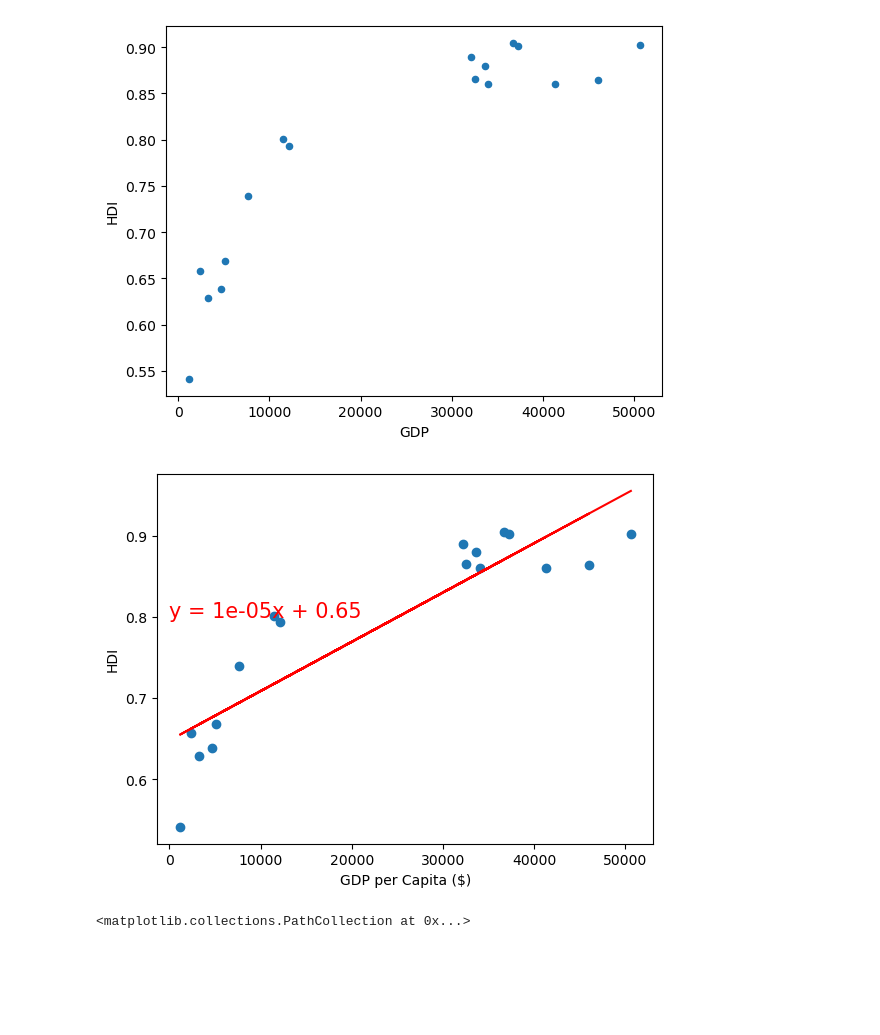
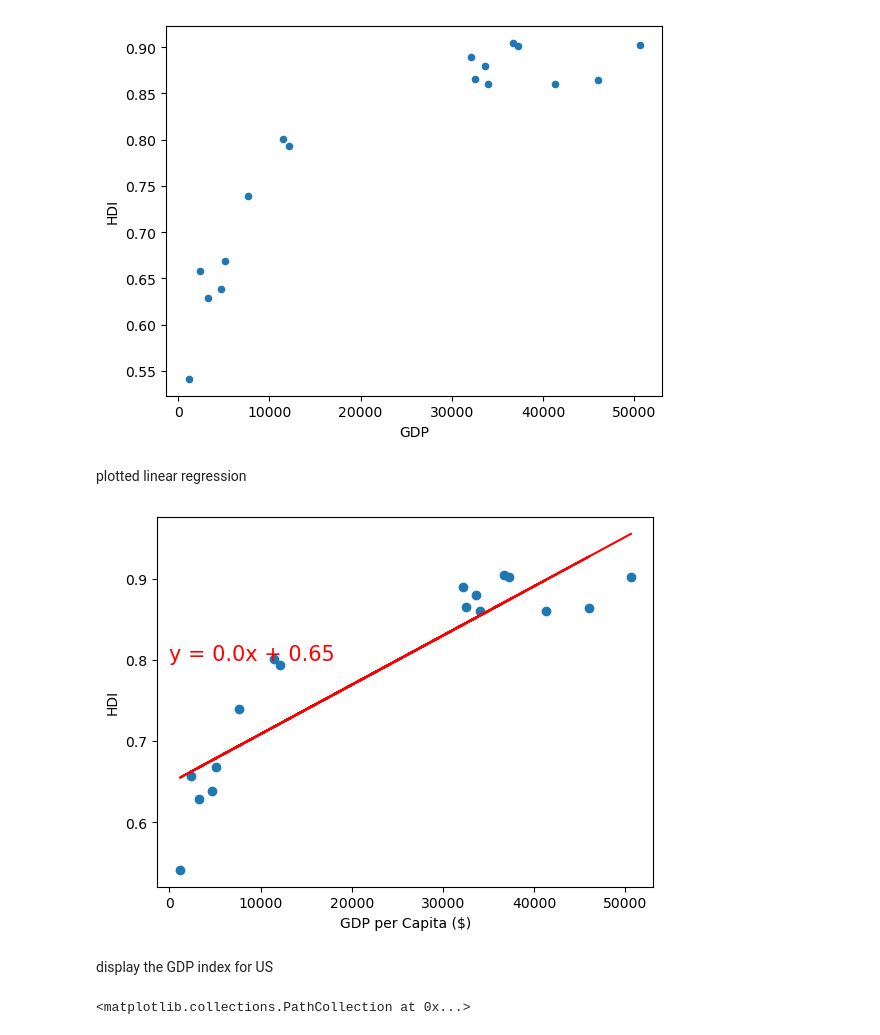
Before and after one commit to mcalabrese98/bootcamp-project1, a Jupyter notebook: stefan.h/project.ipynb, the cells around one changed output. Drawn from its saved outputs; the diff is of its cells as text; code cells hidden in the pictures; blank space fills up the shorter version.

```diff
--- a/stefan.h/project.ipynb
+++ b/stefan.h/project.ipynb
@@ -8,7 +8,8 @@ ImportError: cannot import name 'zscore' from 'scipy' (/opt/anaconda3/envs/py310
 # %%
-hdi_df = pd.read_csv('./data-sources/Human Development Index - Full.csv')
-imf_gdp_df = pd.read_csv('./data-sources/gdp-per-capita.csv')
+hdi_df = pd.read_csv('../data-sources/Human Development Index - Full.csv')
+imf_gdp_df = pd.read_csv('../data-sources/gdp-per-capita.csv')
 
+# setting the minimum and maximum values; max is set for the current year
 min_year = 1990
 current_datetime = datetime.now()
 current_year = current_datetime.year
@@ -203,23 +217,27 @@ average_by_country_df.plot.scatter(x='GDP', y='HDI')
 # %% [output]
 <Axes: xlabel='GDP', ylabel='HDI'>
 [figure]
+# %% [markdown]
+plotted linear regression
 # %%
 # Add the linear regression equation and line to plot
 x_values = average_by_country_df['GDP']
 y_values = average_by_country_df['HDI']
 
 # Ask about the slope value on this
 (slope, intercept, rvalue, pvalue, stderr) = linregress(x_values, y_values)
 regress_values = x_values * slope + intercept
-line_eq = "y = " + str(round(slope,5)) + "x + " + str(round(intercept,2))
+line_eq = "y = " + str(round(slope,2)) + "x + " + str(round(intercept,2))
 plt.scatter(x_values,y_values)
 plt.plot(x_values,regress_values,"r-")
 plt.annotate(line_eq,(5.8,0.8),fontsize=15,color="red")
 plt.xlabel('GDP per Capita ($)')
 plt.ylabel('HDI')
 plt.show()
 # %% [output]
-[figure, old version]
+[figure, new version]
+# %% [markdown]
+display the GDP index for US
 # %%
 plt.scatter(hdi_gdp_country_df['United States']['GDP'], hdi_gdp_country_df['United States']['HDI'])
 # %% [output]
```
Also changed, not shown: parts of 19 cells of this notebook, 1 other file.
